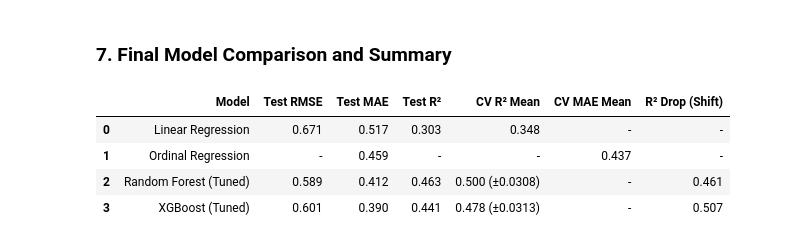
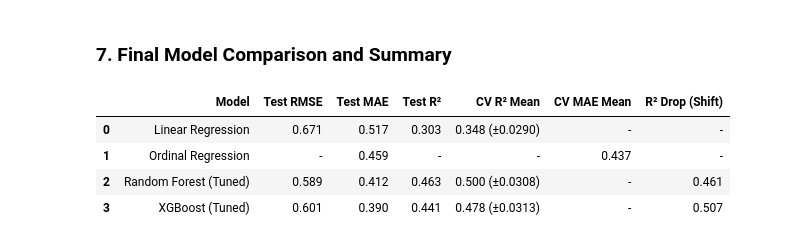
Before and after one commit to benmckenz000/wine-quality-modeling, a Jupyter notebook: wine_quality.ipynb, the cells around one changed output. Saved outputs shown, nothing was run; the diff lists cells and outputs as text; code cells hidden in the pictures.

```diff
--- a/wine_quality.ipynb
+++ b/wine_quality.ipynb
@@ -524,37 +523,35 @@ summary_df = pd.DataFrame({
         np.round(r2_score(y_test, rf_tuned_preds), 3),
         np.round(r2_score(y_test, xgb_tuned_preds), 3)
     ],
 
     # Cross validation (tuned CV scores)
-
-
     "CV R² Mean": [
-        np.round(np.mean(lr_cv_scores), 3),
+        f"{np.mean(lr_cv_scores):.3f} (±{np.std(lr_cv_scores):.4f})",
         "-",
         f"{np.mean(rf_tuned_cv_scores):.3f} (±{np.std(rf_tuned_cv_scores):.4f})",
         f"{xgb_tuned_cv_mean:.3f} (±{xgb_tuned_cv_std:.4f})"
     ],
 
     "CV MAE Mean": [
         "-",
         np.round(-np.mean(ord_cv_scores), 3),
         "-",
         "-"
     ],
 
     # Robustness (R² Drop)
     "R² Drop (Shift)": [
         "-",
         "-",
         np.round(r2_score(y_test, rf_tuned_preds) - rf_shift_r2, 3),
         np.round(r2_score(y_test, xgb_tuned_preds) - xgb_shift_r2, 3)
     ]
 })
 
 summary_df
 # %% [output]
 |  | Model | Test RMSE | Test MAE | Test R² | CV R² Mean | CV MAE Mean | R² Drop (Shift) |
-| 0 | Linear Regression | 0.671 | 0.517 | 0.303 | 0.348 | - | - |
+| 0 | Linear Regression | 0.671 | 0.517 | 0.303 | 0.348 (±0.0290) | - | - |
 | 1 | Ordinal Regression | - | 0.459 | - | - | 0.437 | - |
 | 2 | Random Forest (Tuned) | 0.589 | 0.412 | 0.463 | 0.500 (±0.0308) | - | 0.461 |
 | 3 | XGBoost (Tuned) | 0.601 | 0.390 | 0.441 | 0.478 (±0.0313) | - | 0.507 |
```
Also changed, not shown: parts of 5 cells of this notebook, 1 other file.
